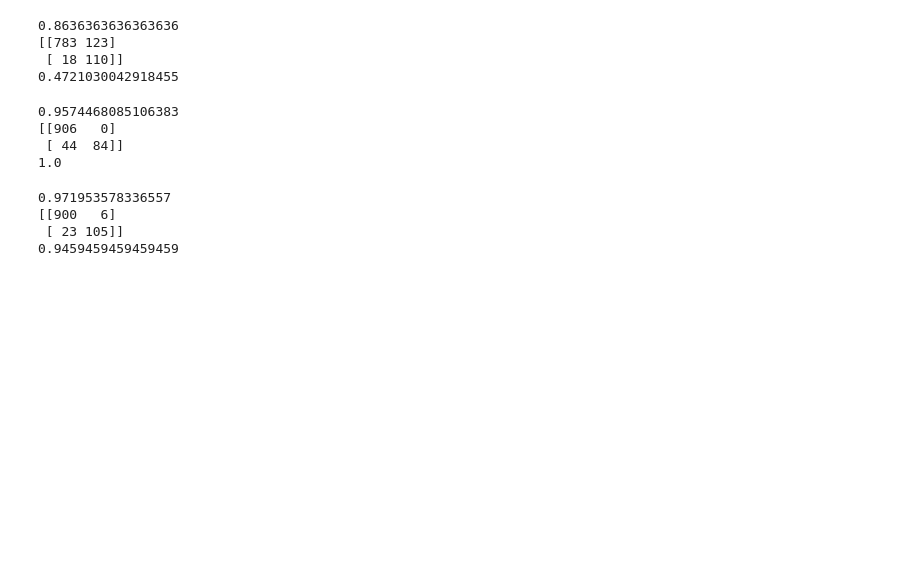
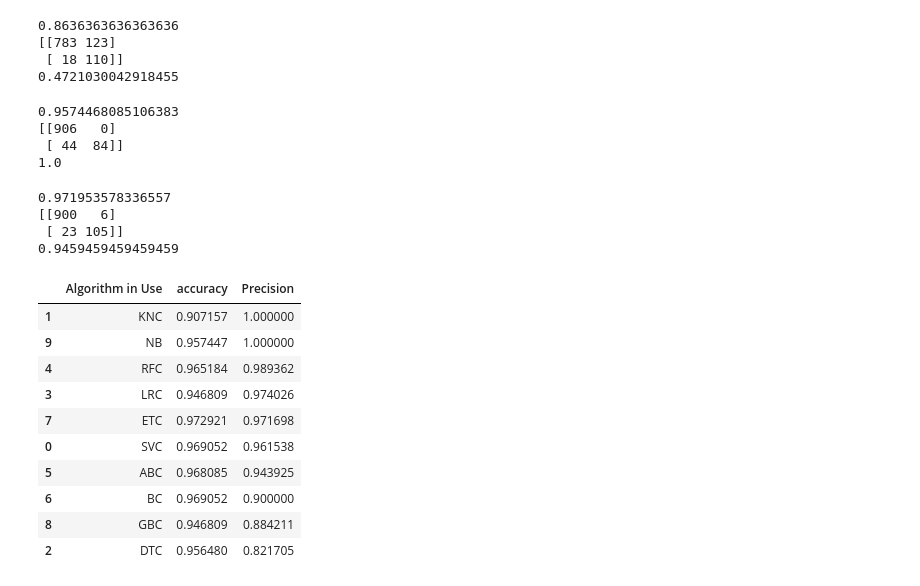
Before and after one commit to DS-saksham/Spam-classification, a Jupyter notebook: Sms_spam_detection.ipynb, the cells around one changed output. Saved outputs shown, nothing was run; the diff lists cells and outputs as text; code cells hidden in the pictures; blank space fills up the shorter version.

```diff
--- a/Sms_spam_detection.ipynb
+++ b/Sms_spam_detection.ipynb
@@ -550,4 +550,31 @@ def train_classifier(clf,X_train,y_train,X_test,y_test):
     clf.fit(X_train,y_train)
     y_pred = clf.predict(X_test)
     accuracy = accuracy_score(y_test,y_pred)
-    precision = pr
+    precision = precision_score(y_test,y_pred)
+
+    return accuracy,precision
+# %%
+accuracy_scores = []
+precision_scores = []
+
+for name, clf in clfs.items():
+    current_acc, current_prec = train_classifier(clf,X_train,y_train,X_test,y_test)
+
+    accuracy_scores.append(current_acc)
+    precision_scores.append(current_prec)
+# %%
+performance_df = pd.DataFrame({"Algorithm in Use": clfs.keys(), "accuracy" :accuracy_scores, "Precision":precision_scores}).sort_values("Precision",ascending=False)
+# %%
+performance_df
+# %% [output]
+|  | Algorithm in Use | accuracy | Precision |
+| 1 | KNC | 0.907157 | 1.000000 |
+| 9 | NB | 0.957447 | 1.000000 |
+| 4 | RFC | 0.965184 | 0.989362 |
+| 3 | LRC | 0.946809 | 0.974026 |
+| 7 | ETC | 0.972921 | 0.971698 |
+| 0 | SVC | 0.969052 | 0.961538 |
+| 5 | ABC | 0.968085 | 0.943925 |
+| 6 | BC | 0.969052 | 0.900000 |
+| 8 | GBC | 0.946809 | 0.884211 |
+| 2 | DTC | 0.956480 | 0.821705 |
```
